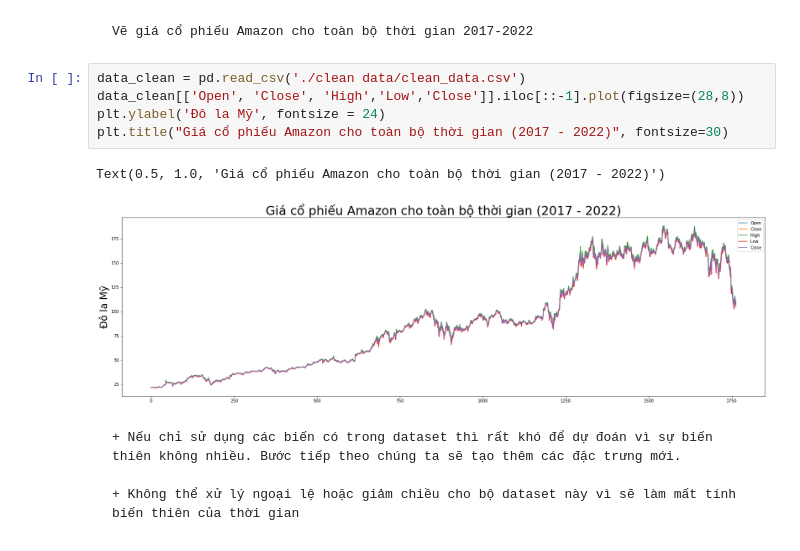
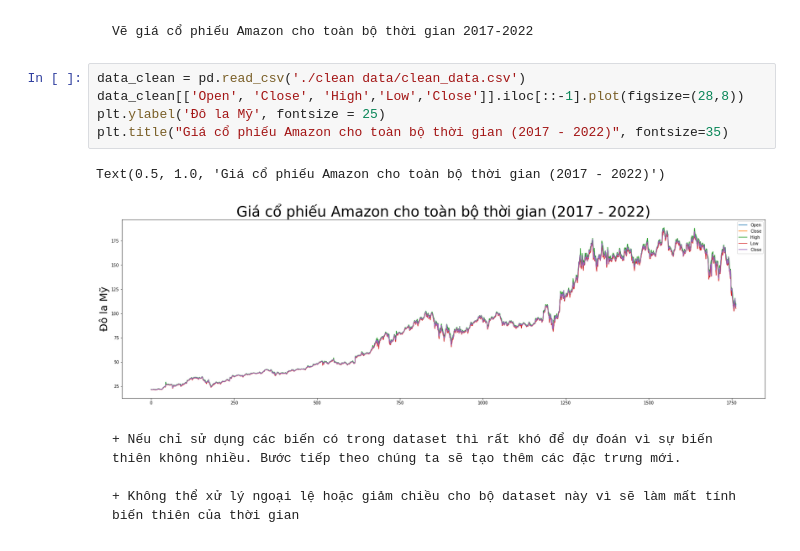
Before and after one commit to LeManhDuy/Data-Science-Stock-Price-Prediction, a Jupyter notebook: cleaning_data.ipynb, the cells around one changed output. Drawn from its saved outputs; the diff is of its cells as text.

```diff
--- a/cleaning_data.ipynb
+++ b/cleaning_data.ipynb
@@ -76,11 +76,11 @@ data.to_csv(filepath,index=False)
 # %%
 data_clean = pd.read_csv('./clean data/clean_data.csv')
 data_clean[['Open', 'Close', 'High','Low','Close']].iloc[::-1].plot(figsize=(28,8))
-plt.ylabel('Đô la Mỹ', fontsize = 24)
-plt.title("Giá cổ phiếu Amazon cho toàn bộ thời gian (2017 - 2022)", fontsize=30)
+plt.ylabel('Đô la Mỹ', fontsize = 25)
+plt.title("Giá cổ phiếu Amazon cho toàn bộ thời gian (2017 - 2022)", fontsize=35)
 # %% [output]
 Text(0.5, 1.0, 'Giá cổ phiếu Amazon cho toàn bộ thời gian (2017 - 2022)')
-[figure, old version]
+[figure, new version]
 # %% [markdown]
     + Nếu chỉ sử dụng các biến có trong dataset thì rất khó để dự đoán vì sự biến thiên không nhiều. Bước tiếp theo chúng ta sẽ tạo thêm các đặc trưng mới.
 
```
Also changed, not shown: 2 other files.
